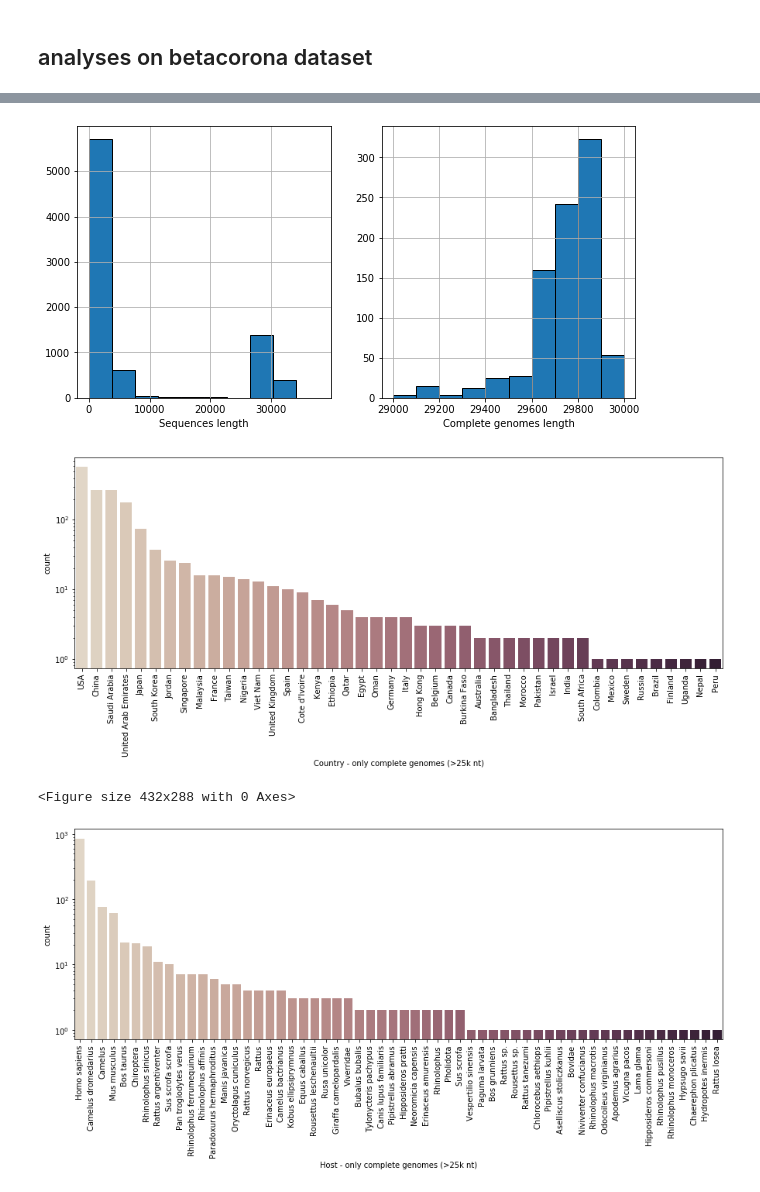
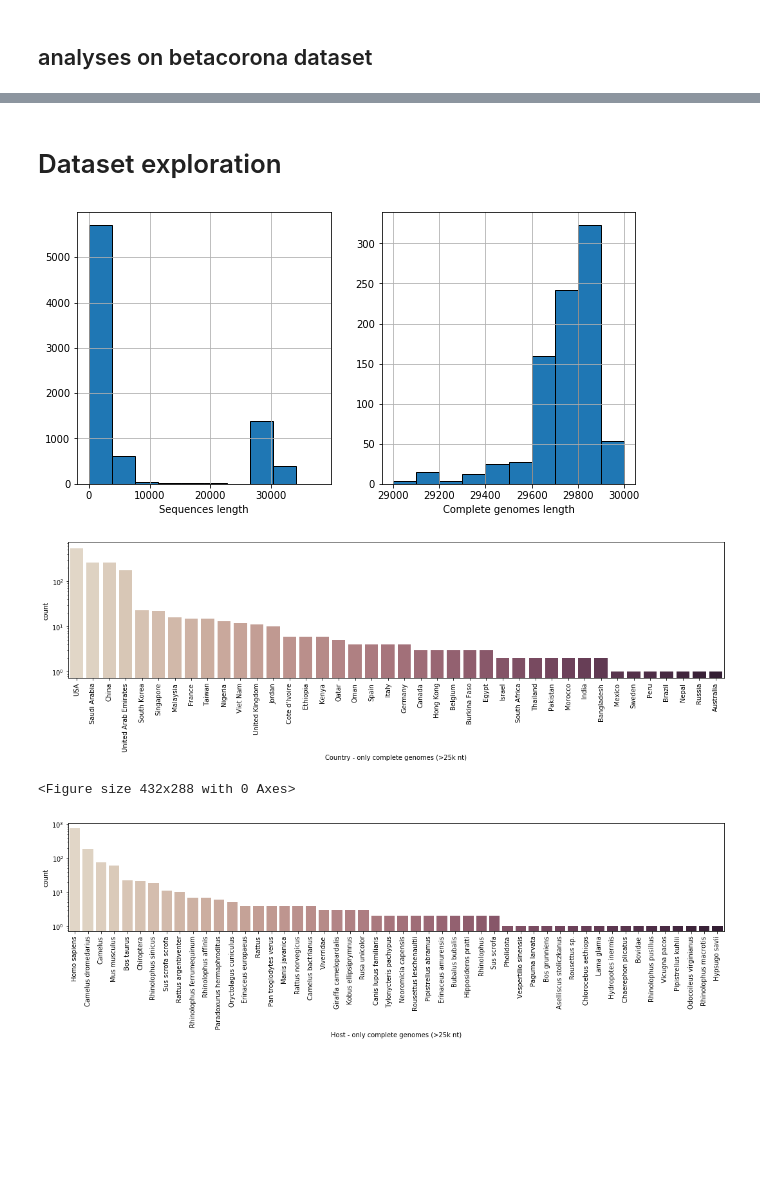
Before and after one commit to noise42/covid_noise, a Jupyter notebook: ML/betacorona.ipynb, the cells around one changed output, grey strips where cells are left out. Saved outputs shown, nothing was run; the diff lists cells and outputs as text; code cells hidden in the pictures; blank space fills up the shorter version.

```diff
--- a/ML/betacorona.ipynb
+++ b/ML/betacorona.ipynb
@@ -9,7 +9,10 @@ import seaborn as sns
 df = pd.read_table("../src/betacorona_ncbiCovid.csv", sep=",", index_col=0)
 df['Country'] = df.Geo_Location.apply(lambda s: s.split(':')[0] if isinstance(s, str) else s )
 
-df
+#separating complete genomes
+long_df = df[df.Nuc_Completeness == 'complete'].copy()
+
+df.head()
 # %% [output]
 |  | Accession | Fasta | Release_Date | Species | Genus | Family | Length | Sequence_Type | Nuc_Completeness | ... |
 | 0 | AY572038 | CTTTAAAATCTGTGTAGCTGTCGCTCGGCTGCA... | 2005-08-23T00:00:00Z | Severe acute respiratory syndrome... | Betacoronavirus | Coronaviridae | 29683 | GenBank | complete | ... |
@@ -49,3 +43,5 @@ array(['China: Southern China', 'USA', 'China', 'USA: Ohio', nan, 'Kenya',
+# %% [markdown]
+# Dataset exploration
 # %%
 fig, ax = plt.subplots(1,2, figsize=(10,5))
 g1 = df.Length.hist(ax = ax[0], edgecolor="k")
@@ -60,34 +56,39 @@ plt.savefig("../plots/beta/EDA/lengths_beta.pdf")
 #~1000 of something around 30k nt
 
 ## I'll group countries ignoring second-level data.
 ## Losing some information to provide better visualization
-long_df = df[df.Length > 25000].copy()
 
 ##by country
 fig, ax = plt.subplots(1, figsize=(15,5))
 chart = sns.countplot(x="Country", palette="ch:.25", data=long_df, ax=ax,
                      order = long_df['Country'].value_counts().index);
 chart.set_xticklabels(chart.get_xticklabels(), rotation=90)
 chart.set_xlabel('Country - only complete genomes (>25k nt)')
 chart.set_yscale("log")
 
+plt.tight_layout()
 plt.savefig("../plots/beta/EDA/countries_beta.pdf")
 plt.show()
 
+
+#########
 plt.clf()
+
 ##by host
 fig, ax = plt.subplots(1, figsize=(15,5))
 chart = sns.countplot(x="Host", palette="ch:.25", data=long_df, ax=ax,
                      order = long_df['Host'].value_counts().index);
 chart.set_xticklabels(chart.get_xticklabels(), rotation=90)
 chart.set_xlabel('Host - only complete genomes (>25k nt)')
 chart.set_yscale("log")
+
+plt.tight_layout()
 plt.savefig("../plots/beta/EDA/host_beta.pdf")
 plt.show()
 
 #plt.savefig("countries.png", dpi=600)
 # %% [output]
 [figure]
-[figure, old version]
+[figure, new version]
 <Figure size 432x288 with 0 Axes>
-[figure, old version]
+[figure, new version]
```
Also changed, not shown: parts of 15 cells of this notebook, 28 other files.
